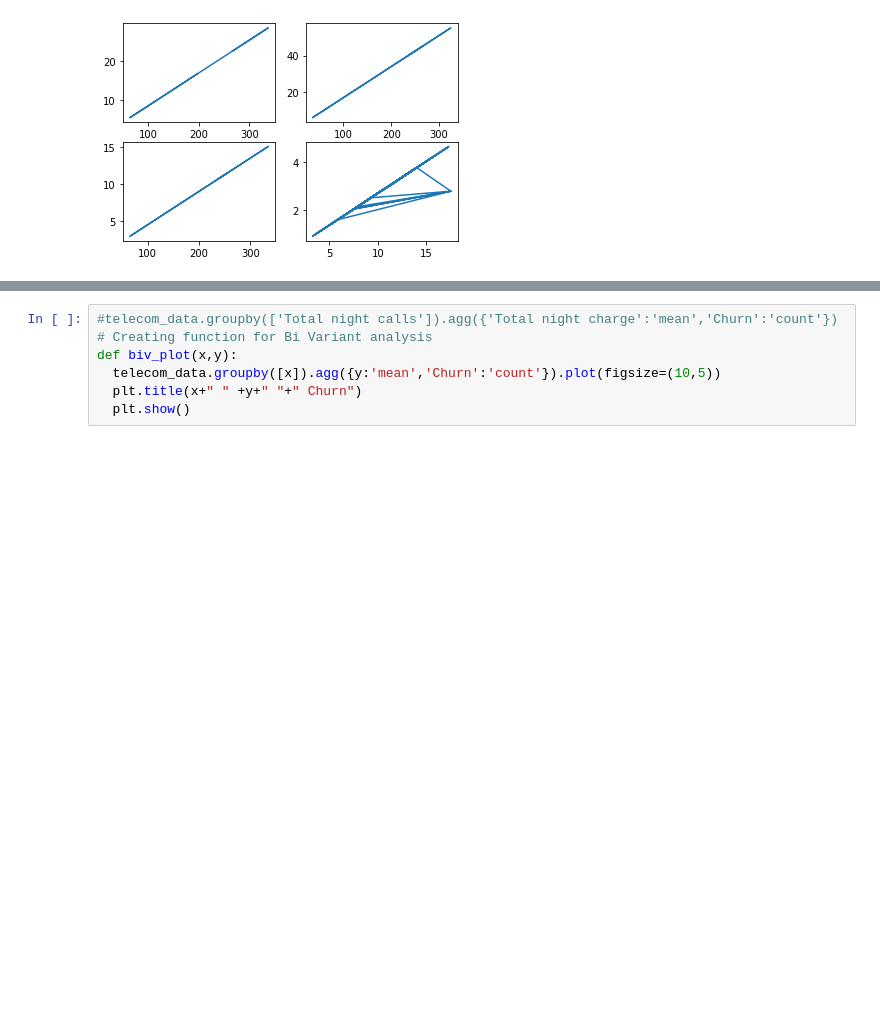
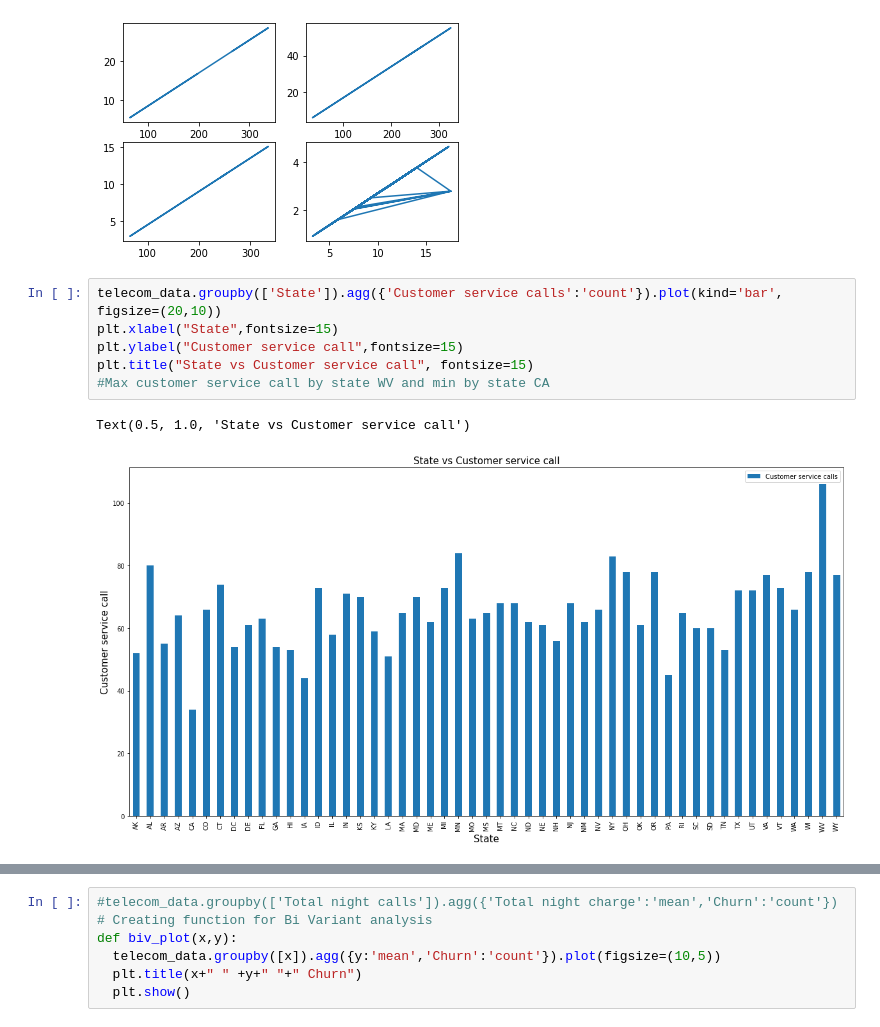
Before and after one commit to MiteshBhanushali/TelecomChurnAnalysis, a Jupyter notebook: Copy_of_Telecom_Churn_Analysis_Capstone_Project.ipynb, the cells around one changed output, grey strips where cells are left out. Drawn from its saved outputs; the diff is of its cells as text; blank space fills up the shorter version.

```diff
--- a/Copy_of_Telecom_Churn_Analysis_Capstone_Project.ipynb
+++ b/Copy_of_Telecom_Churn_Analysis_Capstone_Project.ipynb
@@ -261,3 +265,12 @@ axis[1,1].plot(telecom_data['Total intl minutes'],telecom_data['Total intl charg
 # %% [output]
 [<matplotlib.lines.Line2D at 0x...>]
 [figure]
+# %%
+telecom_data.groupby(['State']).agg({'Customer service calls':'count'}).plot(kind='bar', figsize=(20,10))
+plt.xlabel("State",fontsize=15)
+plt.ylabel("Customer service call",fontsize=15)
+plt.title("State vs Customer service call", fontsize=15)
+#Max customer service call by state WV and min by state CA
+# %% [output]
+Text(0.5, 1.0, 'State vs Customer service call')
+[figure, added]
```
Also changed, not shown: parts of 16 cells of this notebook.
